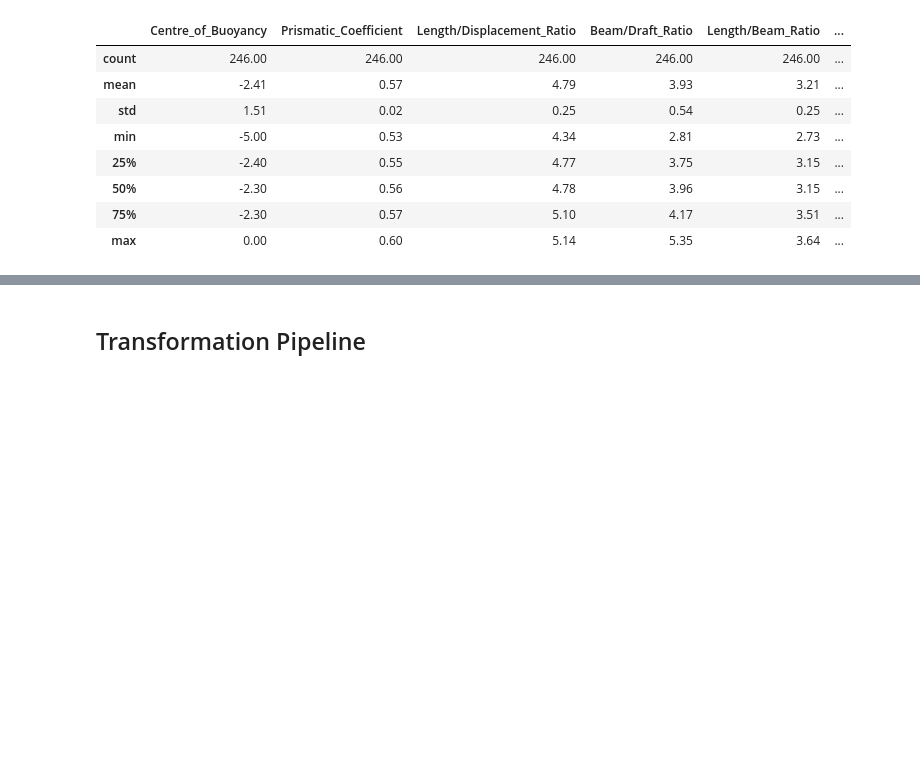
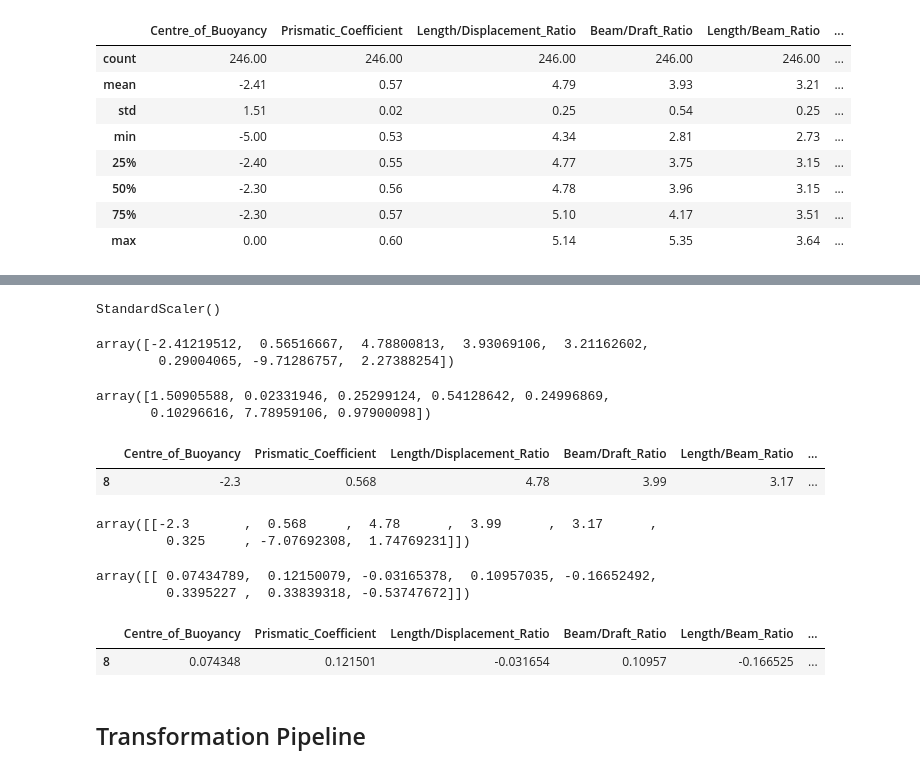
Before and after one commit to dujest/yacht-resistance, a Jupyter notebook: yacht_resistance_prediction.ipynb, the cells around one changed output, grey strips where cells are left out. Saved outputs shown, nothing was run; the diff lists cells and outputs as text; code cells hidden in the pictures; blank space fills up the shorter version.

Commit message:
update yacht_pipeline

```diff
--- a/yacht_resistance_prediction.ipynb
+++ b/yacht_resistance_prediction.ipynb
@@ -341,9 +352,7 @@ array([[-2.3  ,  0.568,  4.78 ,  3.99 ,  3.17 ,  0.325],
 # %% [markdown]
 ## Attribute Addition
 # %%
-column_names = "Centre_of_Buoyancy", "Prismatic_Coefficient", "Froude_Number"
-
 # get the column indices
-Centre_of_Buoyancy_ix, Prismatic_Coefficient_ix, Froude_Number_ix = [yacht.columns.get_loc(c) for c in column_names]
-Centre_of_Buoyancy_ix, Prismatic_Coefficient_ix, Froude_Number_ix
+Centre_of_Buoyancy_ix, Prismatic_Coefficient_ix, Length_Displacement_Ratio_ix, Beam_Draft_Ratio_ix, Length_Beam_Ratio_ix, Froude_Number_ix = [yacht.columns.get_loc(c) for c in yacht.columns]
+Centre_of_Buoyancy_ix, Prismatic_Coefficient_ix, Length_Displacement_Ratio_ix, Beam_Draft_Ratio_ix, Length_Beam_Ratio_ix, Froude_Number_ix
 # %% [output]
@@ -353,16 +362,19 @@ from sklearn.base import BaseEstimator, TransformerMixin
 import numpy as np
 
 class AttributeAdder(BaseEstimator, TransformerMixin):
-    def __init__(self, add_Cp_Fn_ratio=True):
-        self.add_Cp_Fn_ratio = add_Cp_Fn_ratio
+    def __init__(self, add_Dim_Fn_ratio=False):
+        self.add_Dim_Fn_ratio = add_Dim_Fn_ratio
 
     def fit(self, X, y=None):
         return self
 
     def transform(self, X):
         Lbc_Fn_ratio = X[:, Centre_of_Buoyancy_ix] / X[:, Froude_Number_ix]
-        if self.add_Cp_Fn_ratio:
-            Cp_Fn_ratio = X[:, Prismatic_Coefficient_ix] / X[:, Froude_Number_ix]
+        Cp_Fn_ratio = X[:, Prismatic_Coefficient_ix] / X[:, Froude_Number_ix]
+        if self.add_Dim_Fn_ratio:
+            LD_Fn_ratio = X[:, Length_Displacement_Ratio_ix] / X[:, Froude_Number_ix]
+            LB_Fn_ratio = X[:, Length_Beam_Ratio_ix] / X[:, Froude_Number_ix]
+            BT_Fn_ratio = X[:, Beam_Draft_Ratio_ix] / X[:, Froude_Number_ix]
+            return np.c_[X, Lbc_Fn_ratio, Cp_Fn_ratio, LD_Fn_ratio, LB_Fn_ratio, BT_Fn_ratio]
+        else:
             return np.c_[X, Lbc_Fn_ratio, Cp_Fn_ratio]
-        else:
-            return np.c_[X, Lbc_Fn_ratio]
@@ -369,11 +397,15 @@ class AttributeAdder(BaseEstimator, TransformerMixin):
 # %%
-attribute_adder = AttributeAdder(add_Cp_Fn_ratio=True)
+attribute_adder = AttributeAdder(add_Dim_Fn_ratio=False)
 yacht_extra_attr = attribute_adder.transform(yacht.values)
 
-yacht_extra_attr = pd.DataFrame(yacht_extra_attr,
-                                    columns=list(yacht.columns)
-                                    +["Centre_of_Buoyancy/Froude_Number", "Prismatic_Coefficient/Froude_Number"],
-                                    index=yacht.index)
+# if add_Dim_Fn_ratio = False
+col1 = ["Centre_of_Buoyancy/Froude_Number", "Prismatic_Coefficient/Froude_Number", "Length_Displacement_Ratio/Froude_Number",
+        "Length_Beam_Ratio/Froude_Number", "Beam_Draft_Ratio/Froude_Number"]
+
+# id add_Dim_Fn_ratio = True
+col2 = ["Centre_of_Buoyancy/Froude_Number", "Prismatic_Coefficient/Froude_Number"]
+
+yacht_extra_attr = pd.DataFrame(yacht_extra_attr, columns=list(yacht.columns)+col2, index=yacht.index)
 
 yacht_extra_attr.head()
 # %% [output]
@@ -398,3 +432,40 @@ yacht_extra_attr.describe().round(2)
+# %%
+from sklearn.preprocessing import StandardScaler
+
+scaler = StandardScaler()
+scaler.fit(yacht_extra_attr)
+# %% [output]
+StandardScaler()
+# %%
+scaler.mean_
+# %% [output]
+array([-2.41219512,  0.56516667,  4.78800813,  3.93069106,  3.21162602,
+        0.29004065, -9.71286757,  2.27388254])
+# %%
+scaler.scale_
+# %% [output]
+array([1.50905588, 0.02331946, 0.25299124, 0.54128642, 0.24996869,
+       0.10296616, 7.78959106, 0.97900098])
+# %%
+yacht_extra_attr.head(1)
+# %% [output]
+|  | Centre_of_Buoyancy | Prismatic_Coefficient | Length/Displacement_Ratio | Beam/Draft_Ratio | Length/Beam_Ratio | ... |
+| 8 | -2.3 | 0.568 | 4.78 | 3.99 | 3.17 | ... |
+# %%
+yacht_extra_attr.head(1).to_numpy()
+# %% [output]
+array([[-2.3       ,  0.568     ,  4.78      ,  3.99      ,  3.17      ,
+         0.325     , -7.07692308,  1.74769231]])
+# %%
+scaler.transform(yacht_extra_attr.head(1))
+# %% [output]
+array([[ 0.07434789,  0.12150079, -0.03165378,  0.10957035, -0.16652492,
+         0.3395227 ,  0.33839318, -0.53747672]])
+# %%
+(yacht_extra_attr.head(1) - scaler.mean_) / scaler.scale_
+# %% [output]
+|  | Centre_of_Buoyancy | Prismatic_Coefficient | Length/Displacement_Ratio | Beam/Draft_Ratio | Length/Beam_Ratio | ... |
+| 8 | 0.074348 | 0.121501 | -0.031654 | 0.10957 | -0.166525 | ... |
 # %% [markdown]
 ## Transformation Pipeline
 # %%
```
Also changed, not shown: parts of 14 cells of this notebook, 2 other files.
